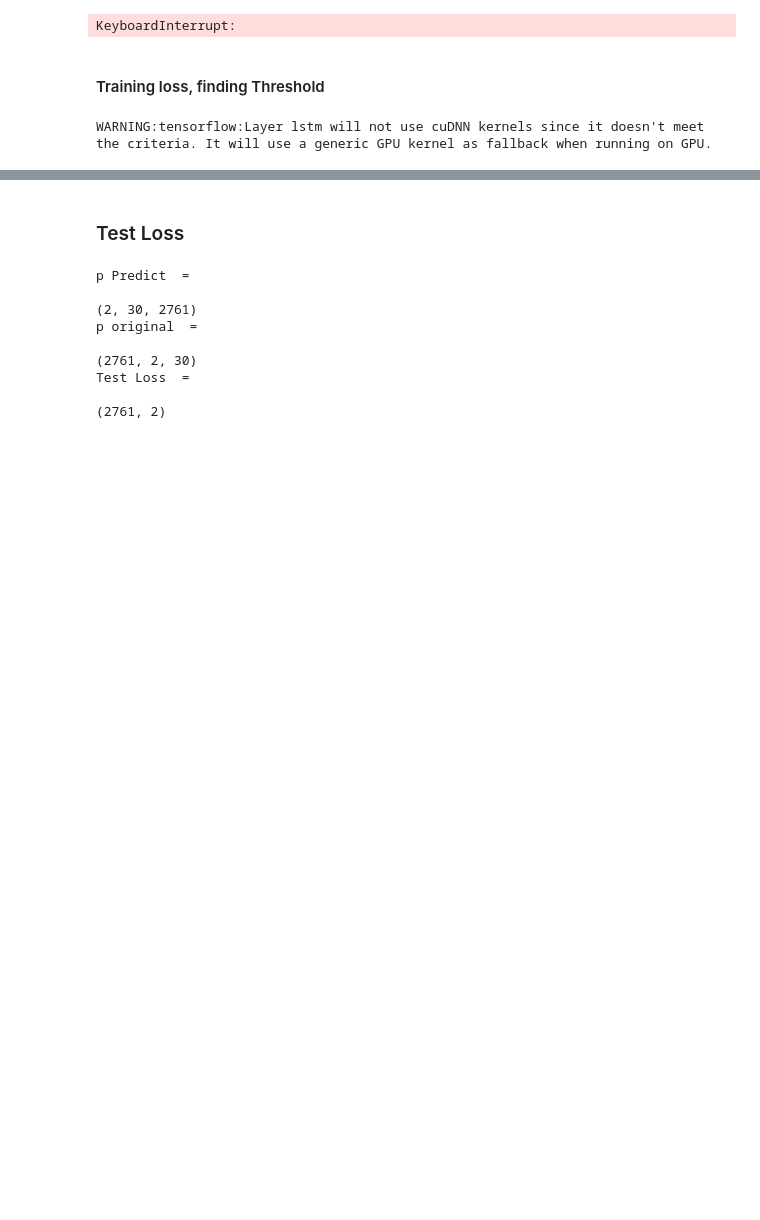
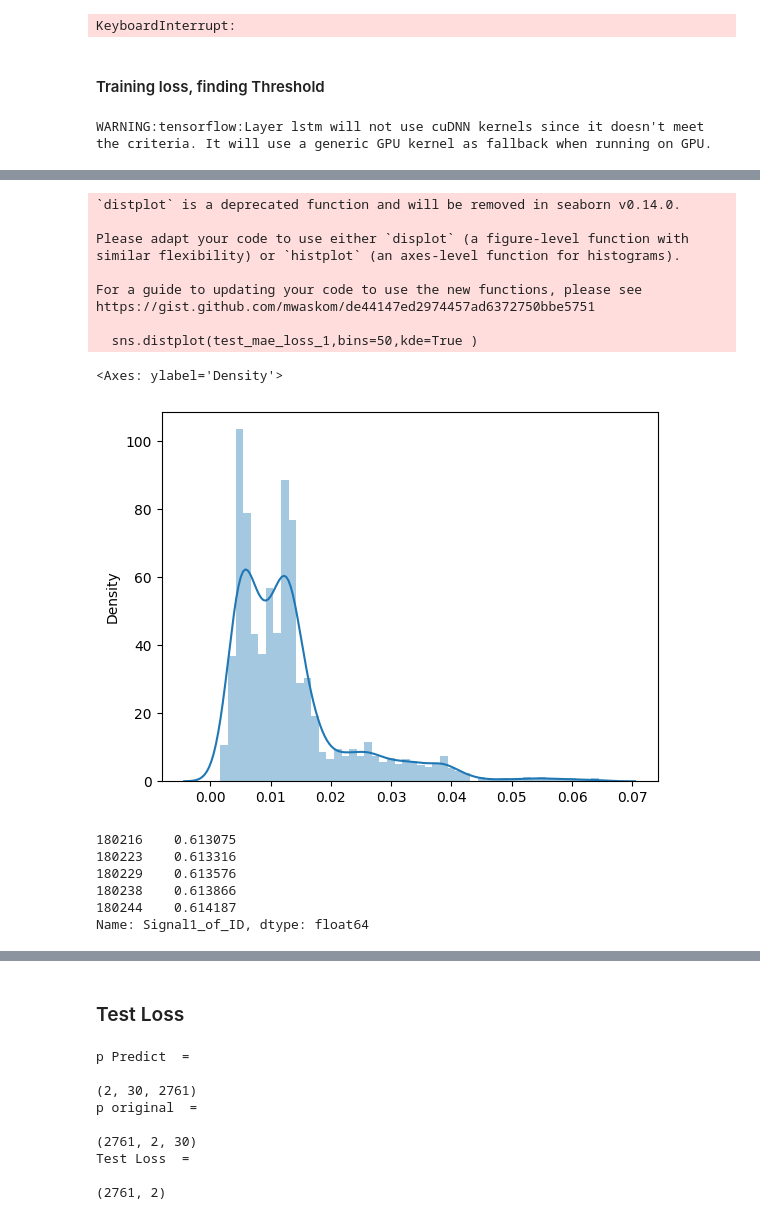
Before and after one commit to abdul2k10023/ML_CAN_IDS, a Jupyter notebook: multi_IDs.ipynb, the cells around one changed output, grey strips where cells are left out. Cells and saved outputs as stored; diff of their text form; code cells hidden in the pictures; blank space fills up the shorter version.

```diff
--- a/multi_IDs.ipynb
+++ b/multi_IDs.ipynb
@@ -304,0 +358,28 @@ WARNING:tensorflow:Layer lstm will not use cuDNN kernels since it doesn't meet t
+# %%
+# Seperate test loss calculation
+test_mae_loss_1 = np.mean(np.abs(x_test_predict[:,0] - p[:,0]), axis=1)
+test_mae_loss_2 = np.mean(np.abs(x_test_predict[:,1] - p[:,1]), axis=1)
+sns.distplot(test_mae_loss_1,bins=50,kde=True )
+# %% [output]
+`distplot` is a deprecated function and will be removed in seaborn v0.14.0.
+
+Please adapt your code to use either `displot` (a figure-level function with
+similar flexibility) or `histplot` (an axes-level function for histograms).
+
+For a guide to updating your code to use the new functions, please see
+https://gist.github.com/mwaskom/de44147ed2974457ad6372750bbe5751
+
+  sns.distplot(test_mae_loss_1,bins=50,kde=True )
+<Axes: ylabel='Density'>
+[figure, added]
+# %%
+yo = df_testID_list[0][TIME_STEP:].Signal1_of_ID
+yo = yo.dropna()
+yo.head()
+# %% [output]
+180216    0.613075
+180223    0.613316
+180229    0.613576
+180238    0.613866
+180244    0.614187
+Name: Signal1_of_ID, dtype: float64
```
Also changed, not shown: parts of 14 cells of this notebook.
